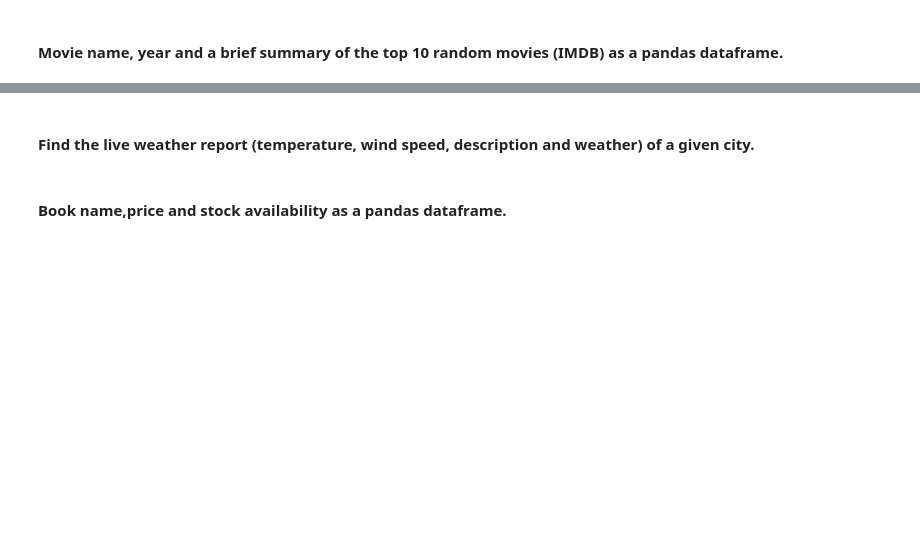
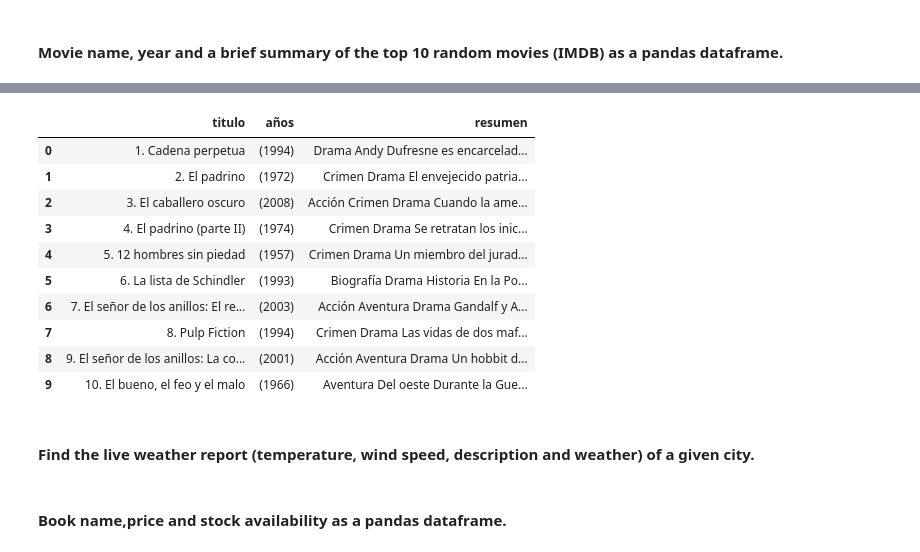
Before and after one commit to Ironhack-Data-Madrid-Octubre-2022/4.3-lab-web-scraping-selenium, a Jupyter notebook: your-code/main.ipynb, the cells around one changed output, grey strips where cells are left out. Drawn from its saved outputs; the diff is of its cells as text; code cells hidden in the pictures; blank space fills up the shorter version.

```diff
--- a/your-code/main.ipynb
+++ b/your-code/main.ipynb
@@ -679,0 +662,29 @@ url = 'http://www.imdb.com/chart/top'
+# %%
+url = 'http://www.imdb.com/chart/top'
+
+driver=webdriver.Chrome(PATH, options=opciones)
+
+res=driver.get(url)
+
+
+summary=[]
+
+for i in range(1,11):
+
+    boton= driver.find_element(By.CSS_SELECTOR,f'#main > div > span > div > div > div.lister > table > tbody > tr:nth-child({i}) > td.titleColumn > a')
+
+    boton.click()
+
+
+    spans=driver.find_element(By.CLASS_NAME, 'sc-16ede01-8.hXeKyz.sc-7643a8e3-11.efPxUc')
+
+    links=spans.find_element(By.CLASS_NAME,'sc-16ede01-0.fMPjMP')
+
+    summary.append(spans.text.replace('\n',' '))
+
+
+    time.sleep(2)
+
+    res=driver.get(url)
+
+    time.sleep(2)
@@ -680,3 +704,27 @@ url = 'http://www.imdb.com/chart/top'
+# %%
+data_film=[]
+for t,y,s in zip(titulos,fechas,summary):
+    data_film.append({
+                'titulo':t,
+                'años':y,
+                'resumen':s
+    })
+# %%
+df=pd.DataFrame(data_film)
+# %%
+df
+# %% [output]
+|  | titulo | años | resumen |
+| 0 | 1. Cadena perpetua | (1994) | Drama Andy Dufresne es encarcelad... |
+| 1 | 2. El padrino | (1972) | Crimen Drama El envejecido patria... |
+| 2 | 3. El caballero oscuro | (2008) | Acción Crimen Drama Cuando la ame... |
+| 3 | 4. El padrino (parte II) | (1974) | Crimen Drama Se retratan los inic... |
+| 4 | 5. 12 hombres sin piedad | (1957) | Crimen Drama Un miembro del jurad... |
+| 5 | 6. La lista de Schindler | (1993) | Biografía Drama Historia En la Po... |
+| 6 | 7. El señor de los anillos: El re... | (2003) | Acción Aventura Drama Gandalf y A... |
+| 7 | 8. Pulp Fiction | (1994) | Crimen Drama Las vidas de dos maf... |
+| 8 | 9. El señor de los anillos: La co... | (2001) | Acción Aventura Drama Un hobbit d... |
+| 9 | 10. El bueno, el feo y el malo | (1966) | Aventura Del oeste Durante la Gue... |
 # %% [markdown]
 #### Find the live weather report (temperature, wind speed, description and weather) of a given city.
 # %%
```
Also changed, not shown: parts of 11 cells of this notebook.
